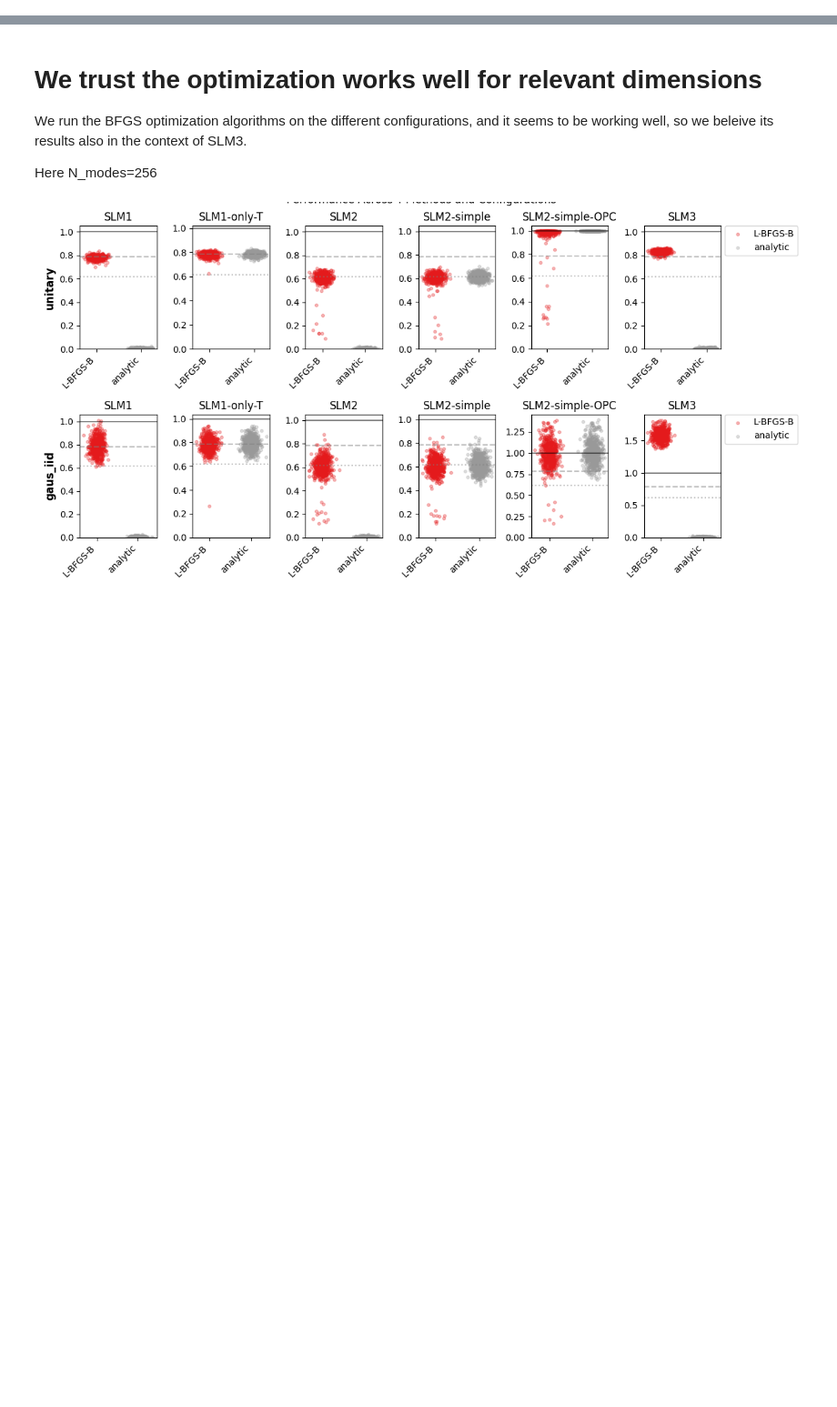
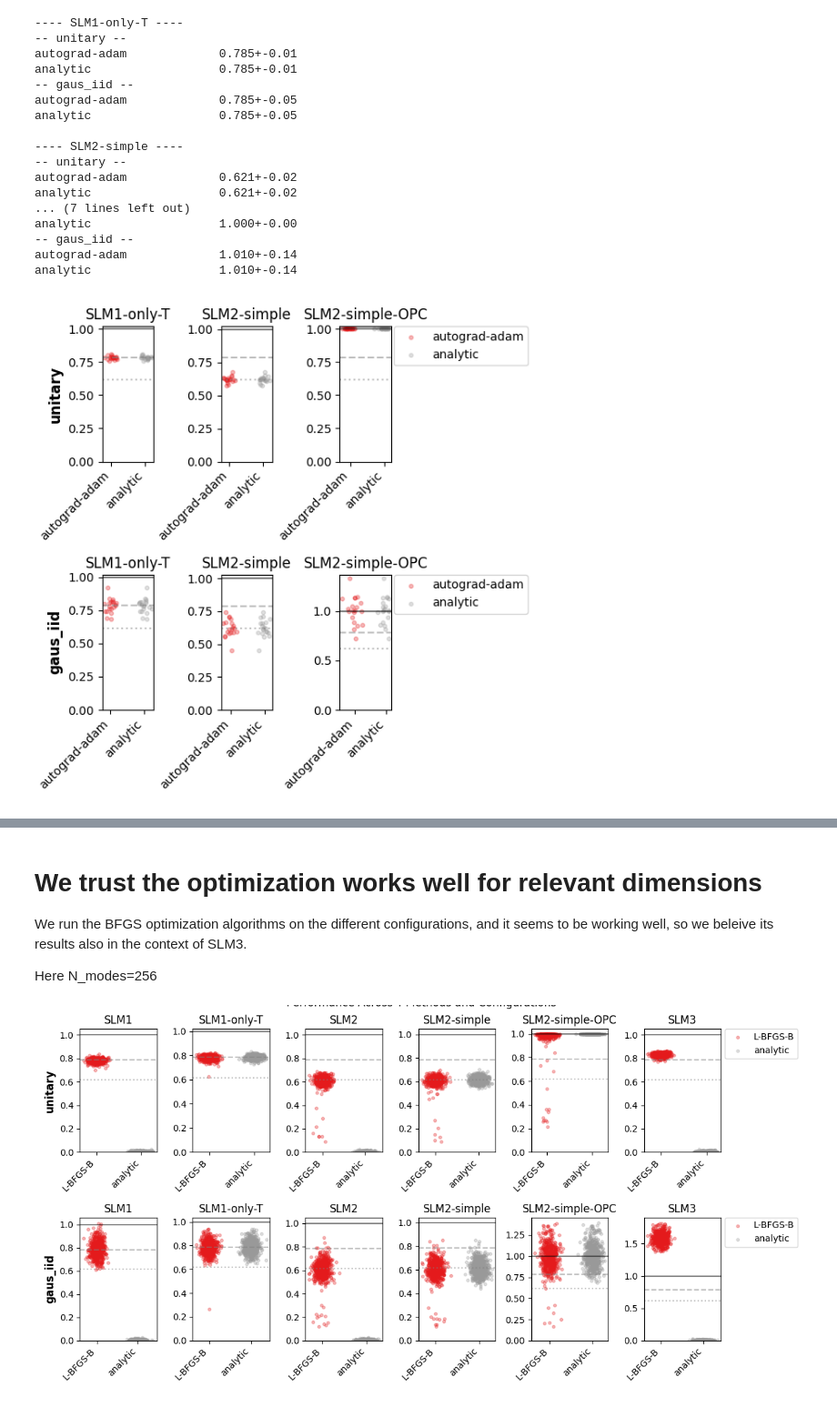
Before and after one commit to rubiaek/qwfs2, a Jupyter notebook: qwfs/view_plots.ipynb, the cells around one changed output, grey strips where cells are left out. Shown at 91% size. Drawn from its saved outputs; the diff is of its cells as text; code cells hidden in the pictures; blank space fills up the shorter version.

```diff
--- a/qwfs/09_writeup_scaling.ipynb
+++ b/qwfs/view_plots.ipynb
@@ -10,0 +15,25 @@ from pianoq.simulations.abstract_quantum_scaling.qwfs_utils import get_slm3_inte
+# %%
+path = glob.glob(rf'{DATA_DIR}\*adam_vrs_analytic*')[-1]
+res = QWFSResult(path)
+res.print()
+res.show_scatterplots()
+plt.show()
+# %% [output]
+---- SLM1-only-T ----
+-- unitary --
+autograd-adam             0.785+-0.01
+analytic                  0.785+-0.01
+-- gaus_iid --
+autograd-adam             0.785+-0.05
+analytic                  0.785+-0.05
+
+---- SLM2-simple ----
+-- unitary --
+autograd-adam             0.621+-0.02
+analytic                  0.621+-0.02
+... (7 lines left out)
+analytic                  1.000+-0.00
+-- gaus_iid --
+autograd-adam             1.010+-0.14
+analytic                  1.010+-0.14
+[figure, added]
```
Also changed, not shown: parts of 10 cells of this notebook, 8 other files.
